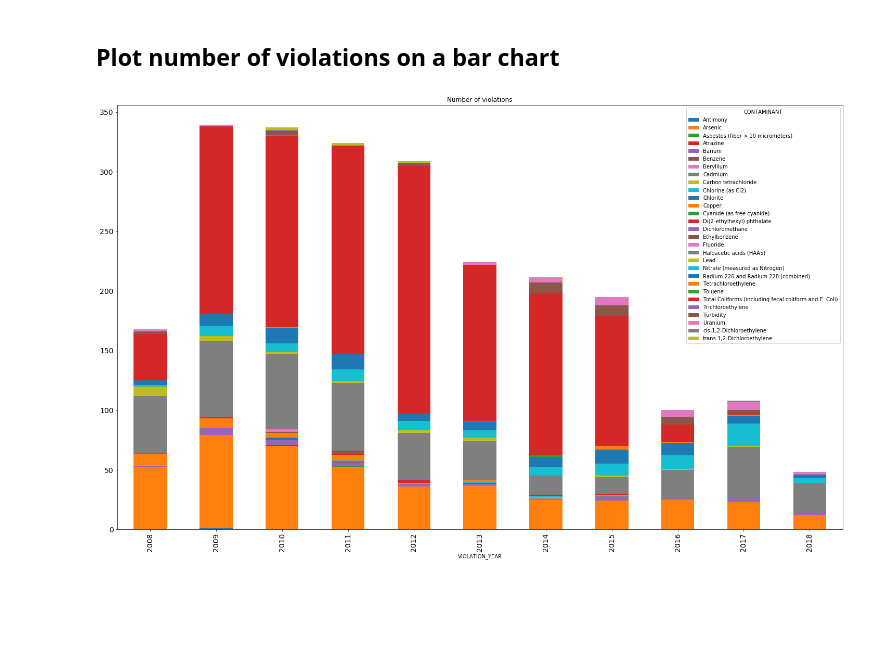
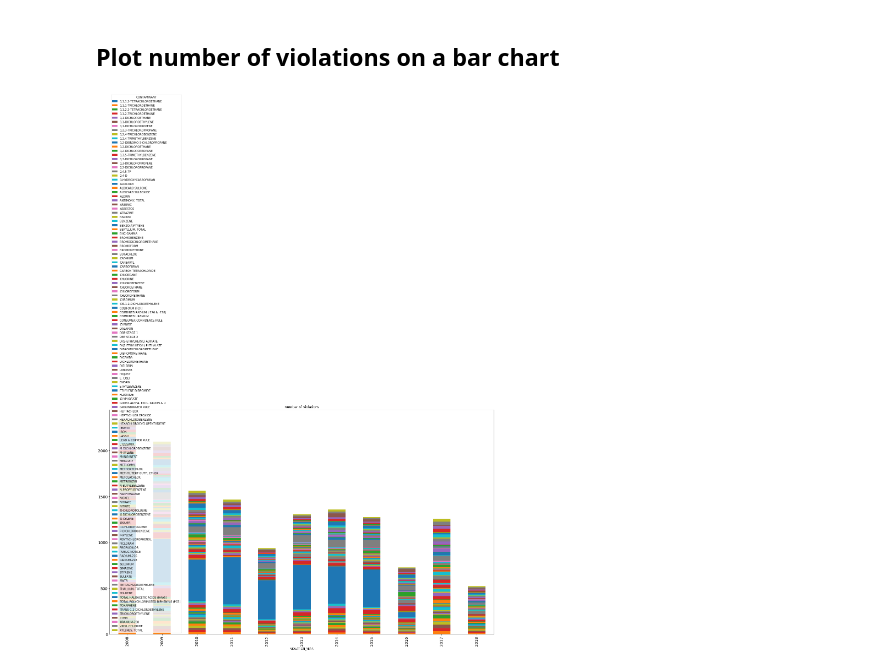
Before and after one commit to codeforboston/safe-water, a Jupyter notebook: code/python/notebooks/eda_charts.ipynb, the cells around one changed output. Cells and saved outputs as stored; diff of their text form; code cells hidden in the pictures; blank space fills up the shorter version.

Commit message:
EDA bar graph: new source for contaminant code names

```diff
--- a/code/python/notebooks/eda_charts.ipynb
+++ b/code/python/notebooks/eda_charts.ipynb
@@ -53,9 +52,19 @@ water_sys.head()
 | 2 | 010109005 | CWS | CT |
 | 3 | 010307001 | CWS | MA |
 | 4 | 010502001 | TNCWS | RI |
+# %%
+# get a zero padded string for contaminant code
+# e.g. 400 to '0400'
+def convert_code_to_string(row):
+    return str(row['CONTAMINANT_CODE']).zfill(4)
 # %%
-cmd = "select distinct PWSID, CONTAMINANT_CODE, COMPL_PER_BEGIN_DATE from VIOLATION " \
-    + "where IS_HEALTH_BASED_IND = 'Y'"
+# uncomment 2nd line if you want only health based violations
+cmd = "select distinct PWSID, CONTAMINANT_CODE, COMPL_PER_BEGIN_DATE from VIOLATION " #\
+#    + "where IS_HEALTH_BASED_IND = 'Y'"
+
 viol = pd.read_sql(cmd, db)
+
+# this is a workaround, ideally CONTAMINANT_CODE should be a string
+viol.loc[:, 'CONTAMINANT_CODE_STR'] = viol.apply(convert_code_to_string, axis=1)
 viol.head()
 # %% [output]
@@ -79,0 +79,5 @@ drinking_water_regs.head()
+# %%
+contaminant_codes = pd.read_csv(os.path.join(data_dir, 'sdwis/contaminant-codes.csv'), sep=',', \
+                               dtype={'CODE': np.str})
+contaminant_codes = contaminant_codes.rename(index=str, columns={"NAME": "CONTAMINANT"})
+contaminant_codes.head()
@@ -80,3 +91,4 @@ drinking_water_regs.head()
 # %%
-viol = pd.merge(viol, drinking_water_regs, left_on='CONTAMINANT_CODE', right_on='SDWIS_CONTAMINANT_CODE', how='left')
+viol = pd.merge(viol, contaminant_codes, left_on='CONTAMINANT_CODE_STR', right_on='CODE', how='left')
 viol = viol[['PWSID', 'CONTAMINANT_CODE', 'CONTAMINANT', 'COMPL_PER_BEGIN_DATE']].drop_duplicates()
+viol.head()
@@ -118,15 +137,15 @@ def get_num_violations(df, state, min_year, max_year, contaminant_codes=[]):
 
 ## Plot number of violations on a bar chart
 # %%
-# Violations in the state of NY between 2008 and 2018
-contaminant_codes = [1022, 1030] # pass this optionally to filter by contaminant
-df = get_num_violations(water_sys_viol, 'NY', 2008, 2018)
+# Violations in the state between 2008 and 2018
+contaminant_codes = [] # pass this optionally to filter by contaminant
+df = get_num_violations(water_sys_viol, 'VT', 2008, 2018, contaminant_codes)
 s1 = df.size()
 
 if len(s1.index) > 0:
     df3 = s1.unstack()
     df3.T.plot.bar(stacked=True, figsize = (25,15), title='Number of violations', fontsize=14)
 else:
     print ('No data to chart')
 # %% [output]
-[figure, old version]
+[figure, new version]
```
Also changed, not shown: parts of 6 cells of this notebook.
